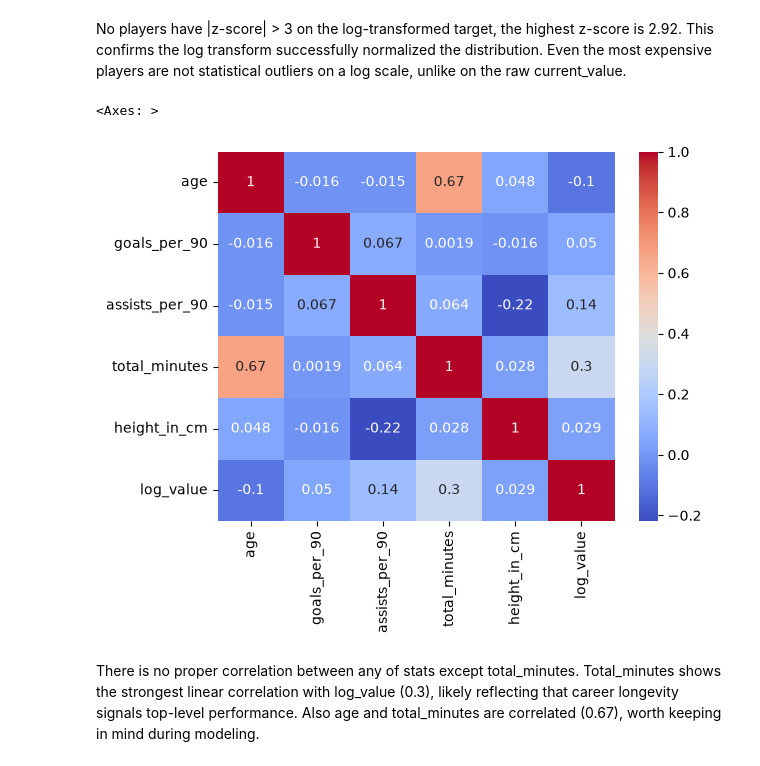
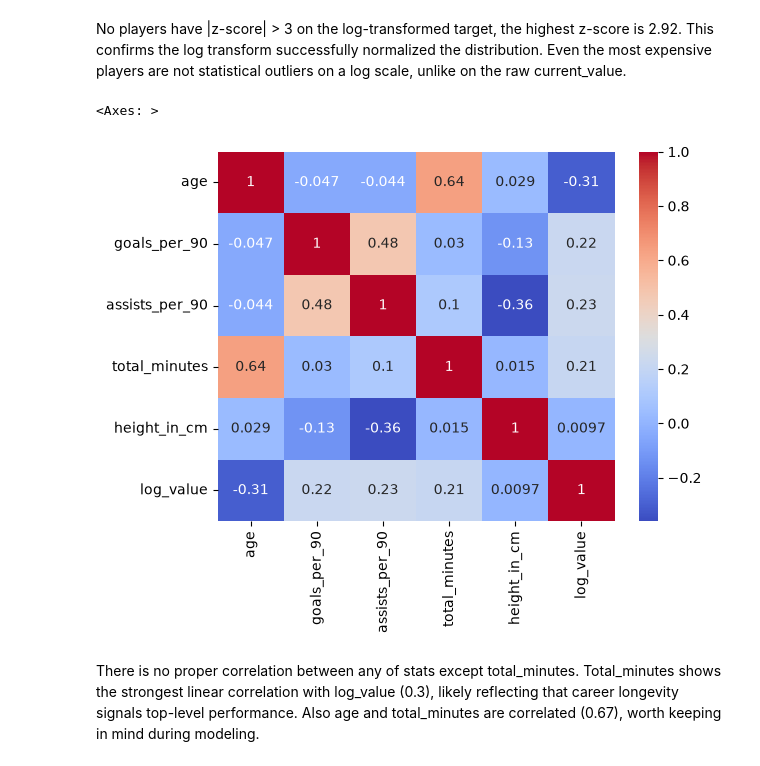
Before and after one commit to AkArtem/football_player_value_analyzer, a Jupyter notebook: notebooks/06_eda.ipynb, the cells around one changed output. Saved outputs shown, nothing was run; the diff lists cells and outputs as text; code cells hidden in the pictures.

```diff
--- a/notebooks/06_eda.ipynb
+++ b/notebooks/06_eda.ipynb
@@ -122,11 +118,12 @@ No players have |z-score| > 3 on the log-transformed target, the highest z-score
 Even the most expensive players are not statistical outliers on a log scale, unlike on the raw current_value.
 # %%
 columns = ['age', 'goals_per_90', 'assists_per_90', 'total_minutes', 'height_in_cm', 'log_value']
+players_fresh_final['log_value'] = np.log1p(players_fresh_final['current_value'])
 corr = players_fresh_final[columns].corr()
 sns.heatmap(corr, annot=True, cmap='coolwarm')
 # %% [output]
 <Axes: >
-[figure, old version]
+[figure, new version]
 # %% [markdown]
 There is no proper correlation between any of stats except total_minutes.
 Total_minutes shows the strongest linear correlation with log_value (0.3), likely reflecting that career longevity signals top-level performance.
```
Also changed, not shown: parts of 9 cells of this notebook, 3 other files.
